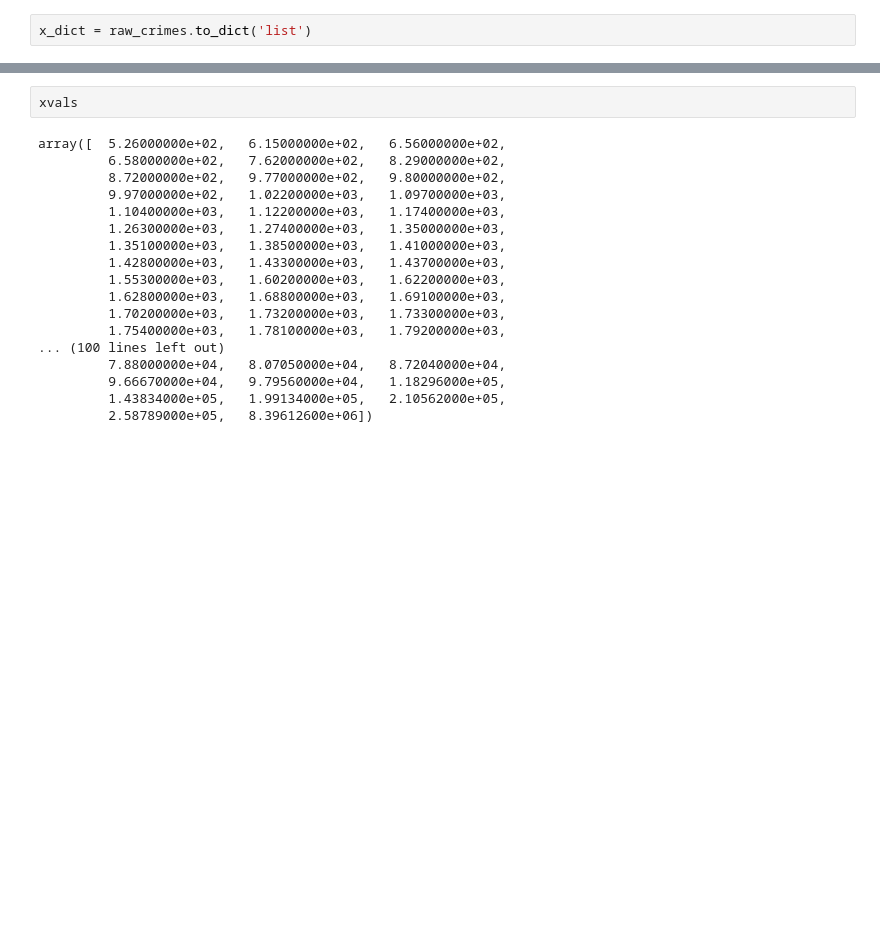
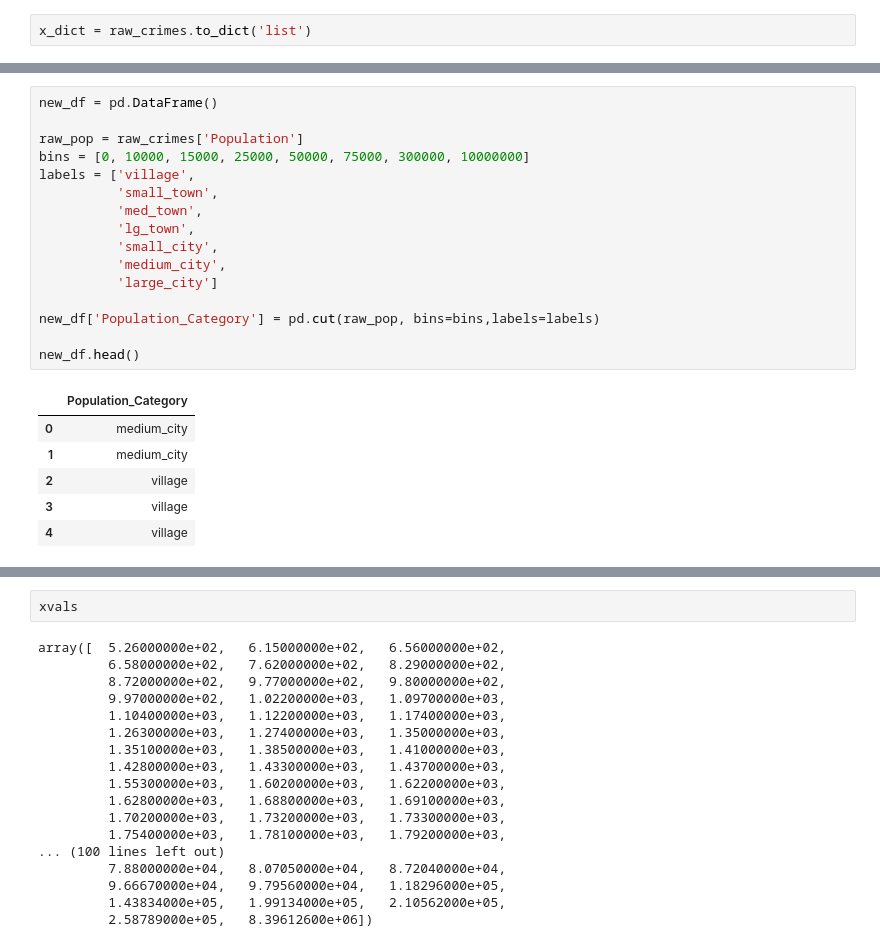
Before and after one commit to Schmidt8181/LogisticRegression, a Jupyter notebook: Logistic_Regression_Challenge.ipynb, the cells around one changed output, grey strips where cells are left out. Cells and saved outputs as stored; diff of their text form; blank space fills up the shorter version.

```diff
--- a/Logistic_Regression_Challenge.ipynb
+++ b/Logistic_Regression_Challenge.ipynb
@@ -238,0 +230,23 @@ x_dict = raw_crimes.to_dict('list')
+# %%
+new_df = pd.DataFrame()
+
+raw_pop = raw_crimes['Population']
+bins = [0, 10000, 15000, 25000, 50000, 75000, 300000, 10000000]
+labels = ['village',
+          'small_town',
+          'med_town',
+          'lg_town',
+          'small_city',
+          'medium_city',
+          'large_city']
+
+new_df['Population_Category'] = pd.cut(raw_pop, bins=bins,labels=labels)
+
+new_df.head()
+# %% [output]
+|  | Population_Category |
+| 0 | medium_city |
+| 1 | medium_city |
+| 2 | village |
+| 3 | village |
+| 4 | village |
```
Also changed, not shown: parts of 9 cells of this notebook.
